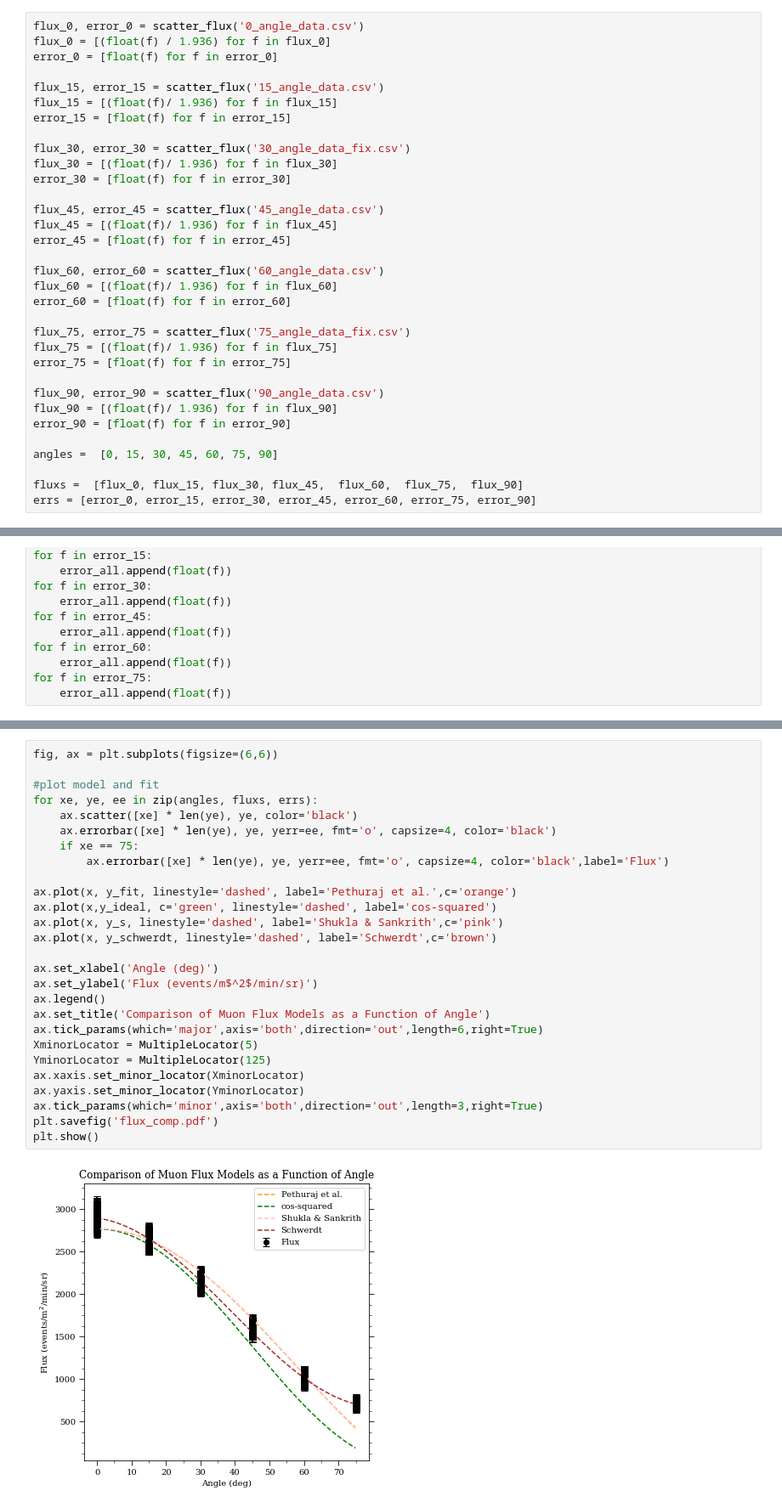
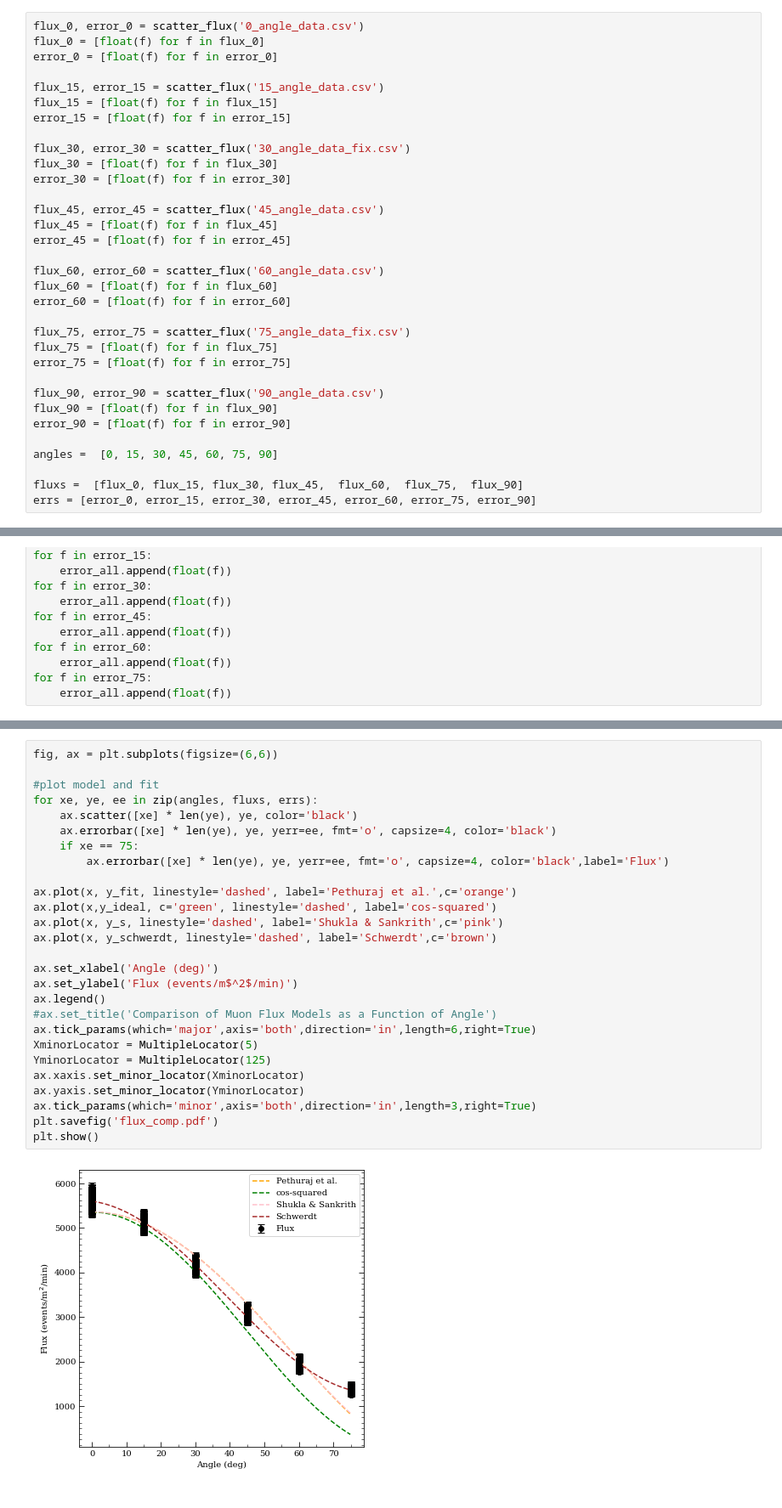
Before and after one commit to ricco-hub/cosmic_rays, a Jupyter notebook: Plots/Paper/figures.ipynb, the cells around one changed output, grey strips where cells are left out. Shown: that part at 85% size. Cells and saved outputs as stored; diff of their text form.

Commit message:
Update figure to original e-Lab units

```diff
--- a/Plots/Paper/figures.ipynb
+++ b/Plots/Paper/figures.ipynb
@@ -15,31 +15,31 @@ from analysis_script import *
 %matplotlib inline
 # %%
 flux_0, error_0 = scatter_flux('0_angle_data.csv')
-flux_0 = [(float(f) / 1.936) for f in flux_0]
+flux_0 = [float(f) for f in flux_0]
 error_0 = [float(f) for f in error_0]
 
 flux_15, error_15 = scatter_flux('15_angle_data.csv')
-flux_15 = [(float(f)/ 1.936) for f in flux_15]
+flux_15 = [float(f) for f in flux_15]
 error_15 = [float(f) for f in error_15]
 
 flux_30, error_30 = scatter_flux('30_angle_data_fix.csv')
-flux_30 = [(float(f)/ 1.936) for f in flux_30]
+flux_30 = [float(f) for f in flux_30]
 error_30 = [float(f) for f in error_30]
 
 flux_45, error_45 = scatter_flux('45_angle_data.csv')
-flux_45 = [(float(f)/ 1.936) for f in flux_45]
+flux_45 = [float(f) for f in flux_45]
 error_45 = [float(f) for f in error_45]
 
 flux_60, error_60 = scatter_flux('60_angle_data.csv')
-flux_60 = [(float(f)/ 1.936) for f in flux_60]
+flux_60 = [float(f) for f in flux_60]
 error_60 = [float(f) for f in error_60]
 
 flux_75, error_75 = scatter_flux('75_angle_data_fix.csv')
-flux_75 = [(float(f)/ 1.936) for f in flux_75]
+flux_75 = [float(f) for f in flux_75]
 error_75 = [float(f) for f in error_75]
 
 flux_90, error_90 = scatter_flux('90_angle_data.csv')
-flux_90 = [(float(f)/ 1.936) for f in flux_90]
+flux_90 = [float(f) for f in flux_90]
 error_90 = [float(f) for f in error_90]
 
 angles =  [0, 15, 30, 45, 60, 75, 90]
@@ -227,29 +203,29 @@ y_schwerdt = (A * np.cos(B*(x*np.pi/180) + C)**2) + D
 # %%
 fig, ax = plt.subplots(figsize=(6,6))
 
 #plot model and fit
 for xe, ye, ee in zip(angles, fluxs, errs):
     ax.scatter([xe] * len(ye), ye, color='black')
     ax.errorbar([xe] * len(ye), ye, yerr=ee, fmt='o', capsize=4, color='black')
     if xe == 75:
         ax.errorbar([xe] * len(ye), ye, yerr=ee, fmt='o', capsize=4, color='black',label='Flux')
 
 ax.plot(x, y_fit, linestyle='dashed', label='Pethuraj et al.',c='orange')
 ax.plot(x,y_ideal, c='green', linestyle='dashed', label='cos-squared')
 ax.plot(x, y_s, linestyle='dashed', label='Shukla & Sankrith',c='pink')
 ax.plot(x, y_schwerdt, linestyle='dashed', label='Schwerdt',c='brown')
 
 ax.set_xlabel('Angle (deg)')
-ax.set_ylabel('Flux (events/m$^2$/min/sr)')
+ax.set_ylabel('Flux (events/m$^2$/min)')
 ax.legend()
-ax.set_title('Comparison of Muon Flux Models as a Function of Angle')
-ax.tick_params(which='major',axis='both',direction='out',length=6,right=True)
+#ax.set_title('Comparison of Muon Flux Models as a Function of Angle')
+ax.tick_params(which='major',axis='both',direction='in',length=6,right=True)
 XminorLocator = MultipleLocator(5)
 YminorLocator = MultipleLocator(125)
 ax.xaxis.set_minor_locator(XminorLocator)
 ax.yaxis.set_minor_locator(YminorLocator)
-ax.tick_params(which='minor',axis='both',direction='out',length=3,right=True)
+ax.tick_params(which='minor',axis='both',direction='in',length=3,right=True)
 plt.savefig('flux_comp.pdf')
 plt.show()
 # %% [output]
-[figure, old version]
+[figure, new version]
```
Also changed, not shown: parts of 3 cells of this notebook.
